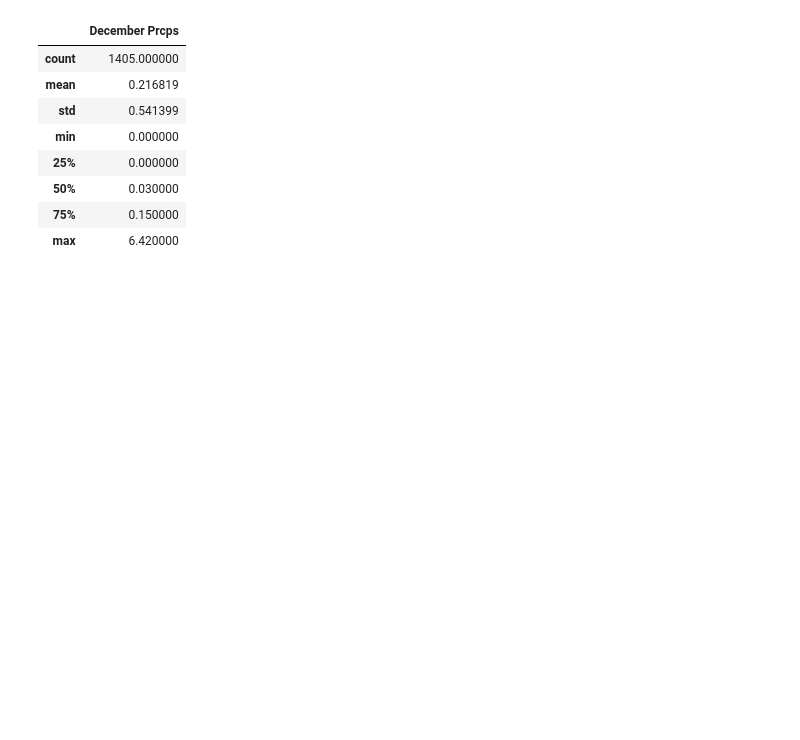
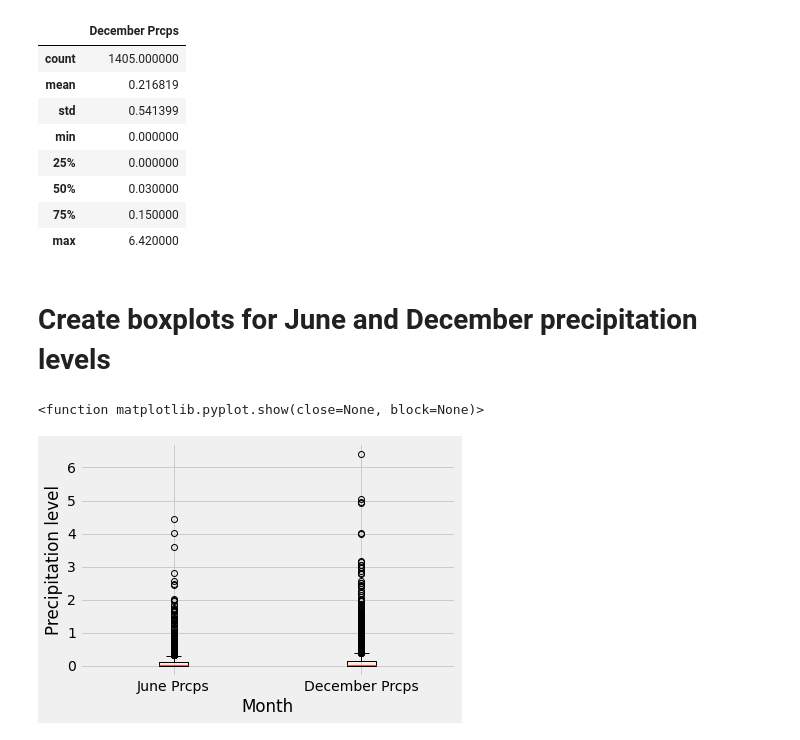
Before and after one commit to elp192/Analysis-of-Oahu-climate, a Jupyter notebook: climate_temp_analysis.ipynb, the cells around one changed output. Drawn from its saved outputs; the diff is of its cells as text; code cells hidden in the pictures; blank space fills up the shorter version.

```diff
--- a/climate_temp_analysis.ipynb
+++ b/climate_temp_analysis.ipynb
@@ -251,0 +250,22 @@ df_results4.describe()
+# %% [markdown]
+# Create boxplots for June and December precipitation levels
+# %%
+#Drop the null values:
+df_results3 =df_results3.dropna()
+df_results4 = df_results4.dropna()
+
+# Plot boxplot
+df_sum1=[df_results3['June Prcps'],df_results4['December Prcps']]
+
+
+x_label=['June Prcps','December Prcps']
+fig, ax = plt.subplots()
+ax.boxplot(df_sum1,labels=x_label)
+
+ax.set_xlabel('Month')
+ax.set_ylabel('Precipitation level')
+
+plt.show
+# %% [output]
+<function matplotlib.pyplot.show(close=None, block=None)>
+[figure, added]
```
Also changed, not shown: parts of 5 cells of this notebook.
